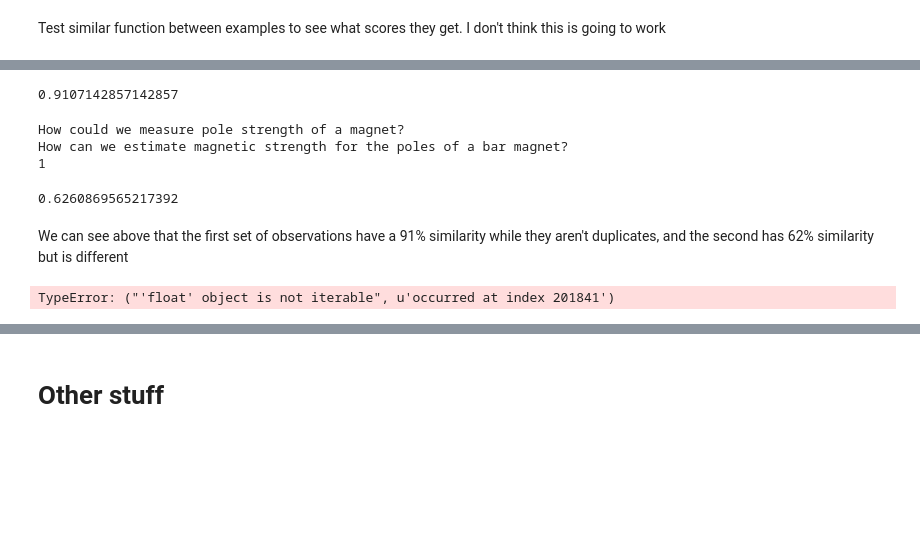
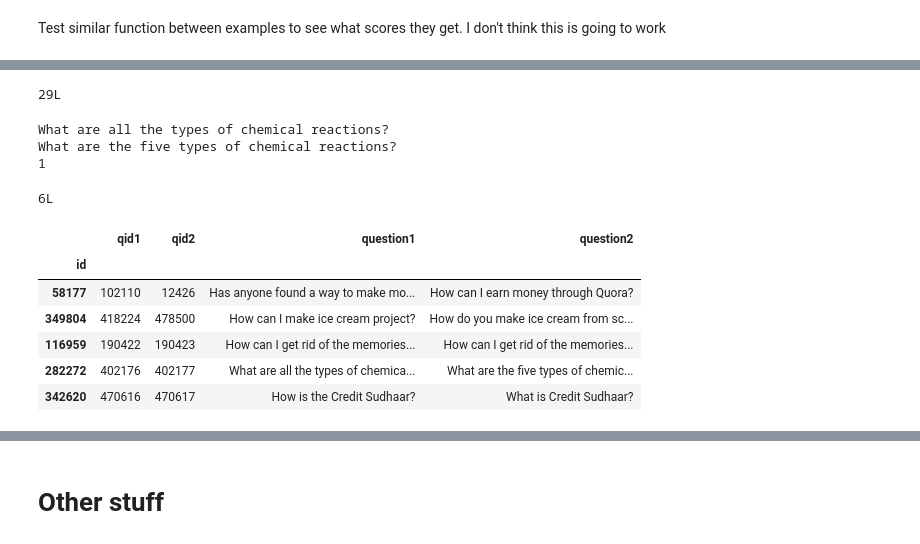
Before and after one commit to RobMulla/kagglequora, a Jupyter notebook: Rob-KaggleQuora.ipynb, the cells around one changed output, grey strips where cells are left out. Saved outputs shown, nothing was run; the diff lists cells and outputs as text; code cells hidden in the pictures; blank space fills up the shorter version.

```diff
--- a/Rob-KaggleQuora.ipynb
+++ b/Rob-KaggleQuora.ipynb
@@ -123,28 +143,28 @@ How does short-term disability insurance work in Texas?
 0
 # %%
-similar(X_train.iloc[2][3],X_train.iloc[2][4])
+editdistance.eval(X_train.iloc[2]['question1'], X_train.iloc[2]['question2'])
 # %% [output]
-0.9107142857142857
+29L
 # %%
-print X_train.iloc[5][3]
-print X_train.iloc[5][4]
-print y_train.iloc[5][0]
+print X_train.iloc[3]['question1']
+print X_train.iloc[3]['question2']
+print y_train.iloc[3]['is_duplicate']
 # %% [output]
-How could we measure pole strength of a magnet?
-How can we estimate magnetic strength for the poles of a bar magnet?
+What are all the types of chemical reactions?
+What are the five types of chemical reactions?
 1
 # %%
-similar(X_train.iloc[5][3],X_train.iloc[5][4])
+editdistance.eval(X_train.iloc[3]['question1'], X_train.iloc[3]['question2'])
 # %% [output]
-0.6260869565217392
+6L
-# %% [markdown]
-We can see above that the first set of observations have a 91% similarity while they aren't duplicates, and the second has 62% similarity but is different
-# %%
-train_similartest = train.copy()
-train_similartest.head()
-
-#train_similartest.apply(lambda question1, question2: similar(question1 ,question2), axis=1)
-
-train_similartest.apply(lambda row: similar(row['question1'], row['question2']), axis=1)
-# %% [output]
-TypeError: ("'float' object is not iterable", u'occurred at index 201841')
+# %%
+X_train_lev = X_train.copy()
+X_train_lev.head()
+# %% [output]
+|  | qid1 | qid2 | question1 | question2 |
+| id |  |  |  |  |
+| 58177 | 102110 | 12426 | Has anyone found a way to make mo... | How can I earn money through Quora? |
+| 349804 | 418224 | 478500 | How can I make ice cream project? | How do you make ice cream from sc... |
+| 116959 | 190422 | 190423 | How can I get rid of the memories... | How can I get rid of the memories... |
+| 282272 | 402176 | 402177 | What are all the types of chemica... | What are the five types of chemic... |
+| 342620 | 470616 | 470617 | How is the Credit Sudhaar? | What is Credit Sudhaar? |
```
Also changed, not shown: parts of 19 cells of this notebook.
